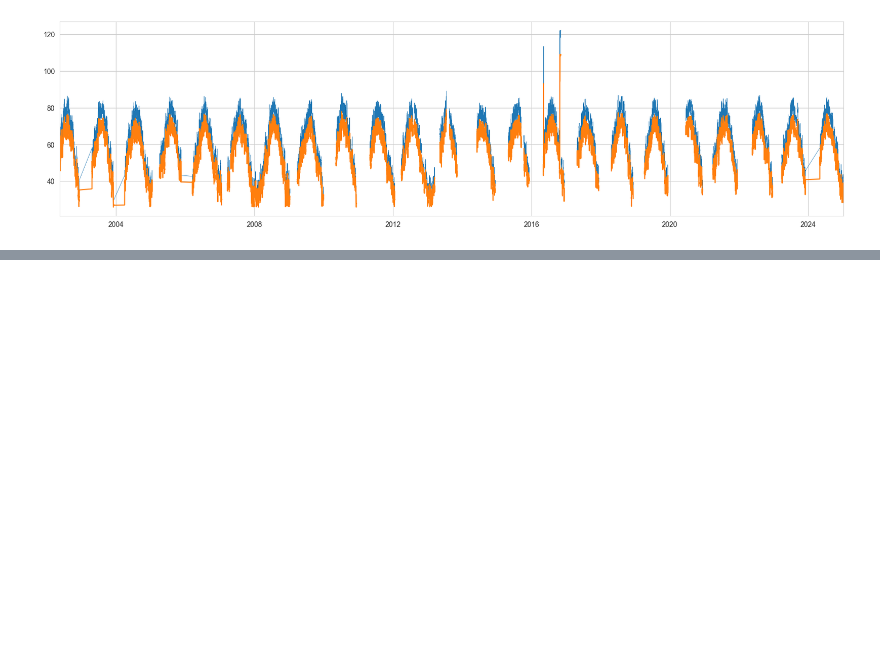
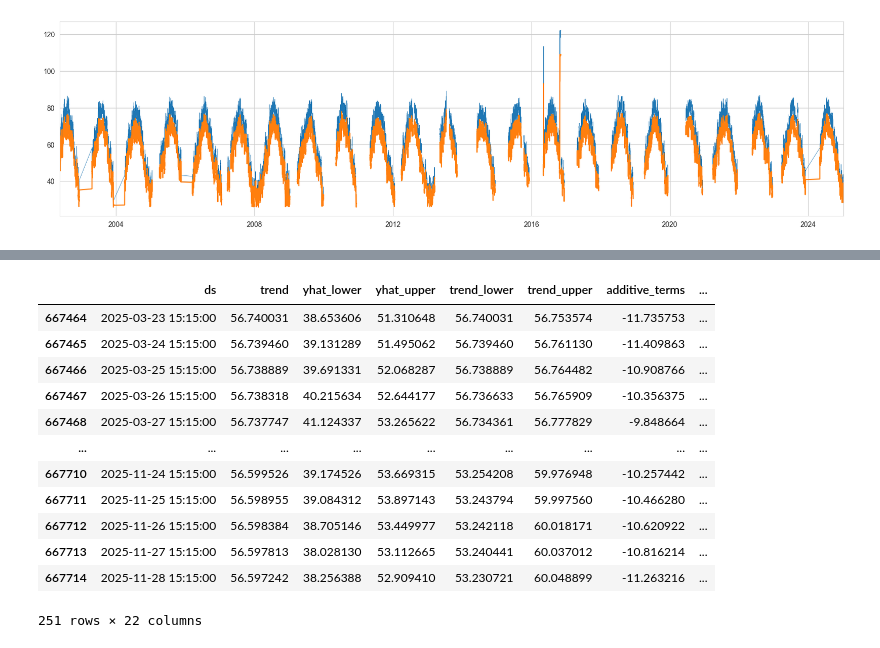
Before and after one commit to DIvkov575/Waqoit-Forecasting, a Jupyter notebook: main.ipynb, the cells around one changed output, grey strips where cells are left out. Saved outputs shown, nothing was run; the diff lists cells and outputs as text; code cells hidden in the pictures; blank space fills up the shorter version.

```diff
--- a/main.ipynb
+++ b/main.ipynb
@@ -86,0 +111,17 @@ ValueError: This function does not handle missing values
+# %%
+
+forecast[forecast['yhat'] > 45].sort_values(by=["ds"])
+# %% [output]
+|  | ds | trend | yhat_lower | yhat_upper | trend_lower | trend_upper | additive_terms | ... |
+| 667464 | 2025-03-23 15:15:00 | 56.740031 | 38.653606 | 51.310648 | 56.740031 | 56.753574 | -11.735753 | ... |
+| 667465 | 2025-03-24 15:15:00 | 56.739460 | 39.131289 | 51.495062 | 56.739460 | 56.761130 | -11.409863 | ... |
+| 667466 | 2025-03-25 15:15:00 | 56.738889 | 39.691331 | 52.068287 | 56.738889 | 56.764482 | -10.908766 | ... |
+| 667467 | 2025-03-26 15:15:00 | 56.738318 | 40.215634 | 52.644177 | 56.736633 | 56.765909 | -10.356375 | ... |
+| 667468 | 2025-03-27 15:15:00 | 56.737747 | 41.124337 | 53.265622 | 56.734361 | 56.777829 | -9.848664 | ... |
+| ... | ... | ... | ... | ... | ... | ... | ... | ... |
+| 667710 | 2025-11-24 15:15:00 | 56.599526 | 39.174526 | 53.669315 | 53.254208 | 59.976948 | -10.257442 | ... |
+| 667711 | 2025-11-25 15:15:00 | 56.598955 | 39.084312 | 53.897143 | 53.243794 | 59.997560 | -10.466280 | ... |
+| 667712 | 2025-11-26 15:15:00 | 56.598384 | 38.705146 | 53.449977 | 53.242118 | 60.018171 | -10.620922 | ... |
+| 667713 | 2025-11-27 15:15:00 | 56.597813 | 38.028130 | 53.112665 | 53.240441 | 60.037012 | -10.816214 | ... |
+| 667714 | 2025-11-28 15:15:00 | 56.597242 | 38.256388 | 52.909410 | 53.230721 | 60.048899 | -11.263216 | ... |
+251 rows × 22 columns
```
Also changed, not shown: parts of 2 cells of this notebook, 1 other file.
